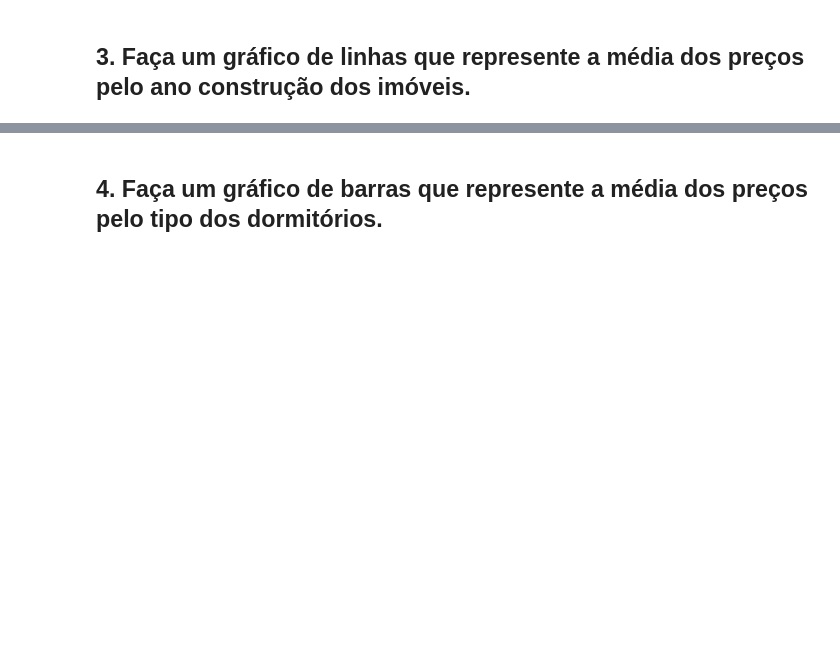
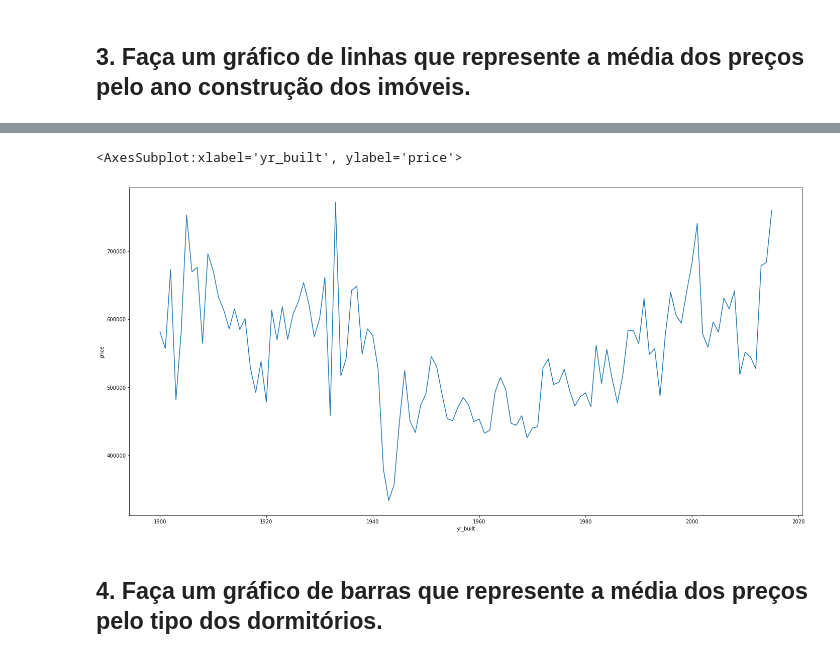
Before and after one commit to daniazevedo7/curso_python_zero_ao_ds, a Jupyter notebook: modulo_03/respostas.ipynb, the cells around one changed output, grey strips where cells are left out. Drawn from its saved outputs; the diff is of its cells as text; code cells hidden in the pictures; blank space fills up the shorter version.

```diff
--- a/modulo_03/respostas.ipynb
+++ b/modulo_03/respostas.ipynb
@@ -104,8 +104,8 @@ data['dormitory_type'] = data['bedrooms'].apply(lambda x: 'studio' if x == 1 els
 ## 2. Faça um gráfico de barras que represente a soma dos preços pelo número de quartos.
 # %%
 plt.figure(figsize=(24,12))
-df = data[['bedrooms', 'price']].groupby('bedrooms').sum()
-sns.barplot(x='bedrooms', y='', data = df)
+data[['bedrooms', 'price']].groupby('bedrooms').sum().reset_index()
+sns.barplot(x='bedrooms', y='price', data = df)
 # %% [output]
 ValueError: Could not interpret input 'bedrooms'
 <Figure size 1728x864 with 0 Axes>
@@ -114,2 +139,8 @@ ValueError: Could not interpret input 'bedrooms'
+# %%
+plt.figure(figsize=(24,12))
+sns.lineplot(x='yr_built', y='price', data = df)
+# %% [output]
+<AxesSubplot:xlabel='yr_built', ylabel='price'>
+[figure, added]
 # %% [markdown]
 ## 4. Faça um gráfico de barras que represente a média dos preços pelo tipo dos dormitórios.
```
Also changed, not shown: parts of 10 cells of this notebook.
